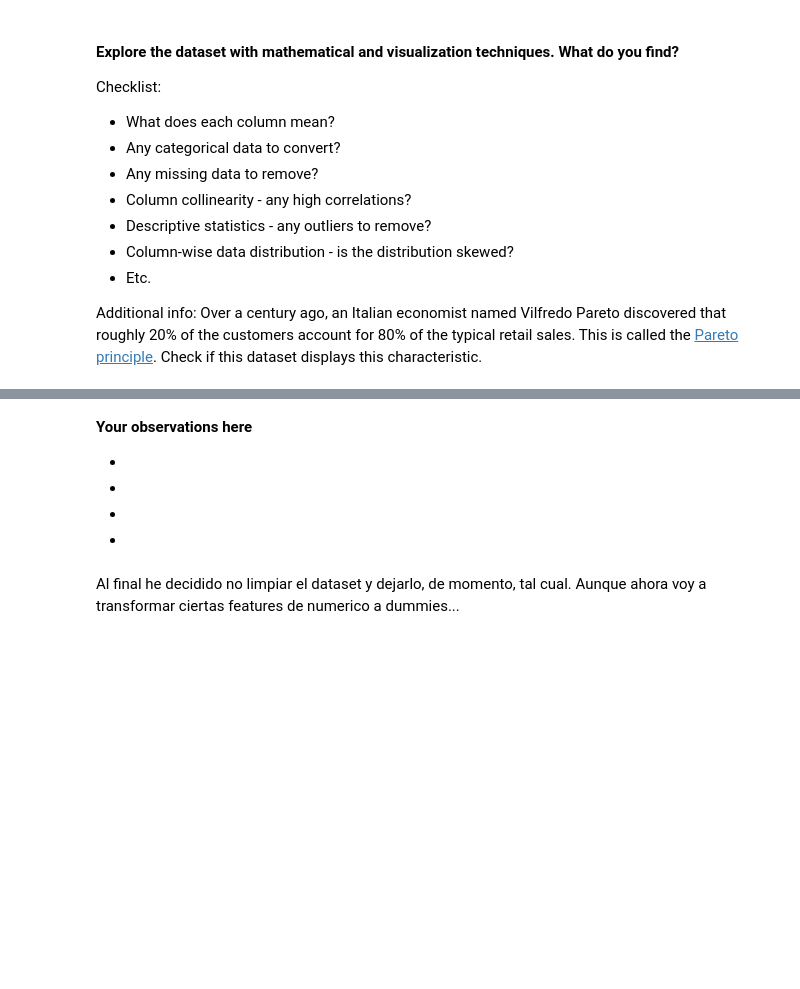
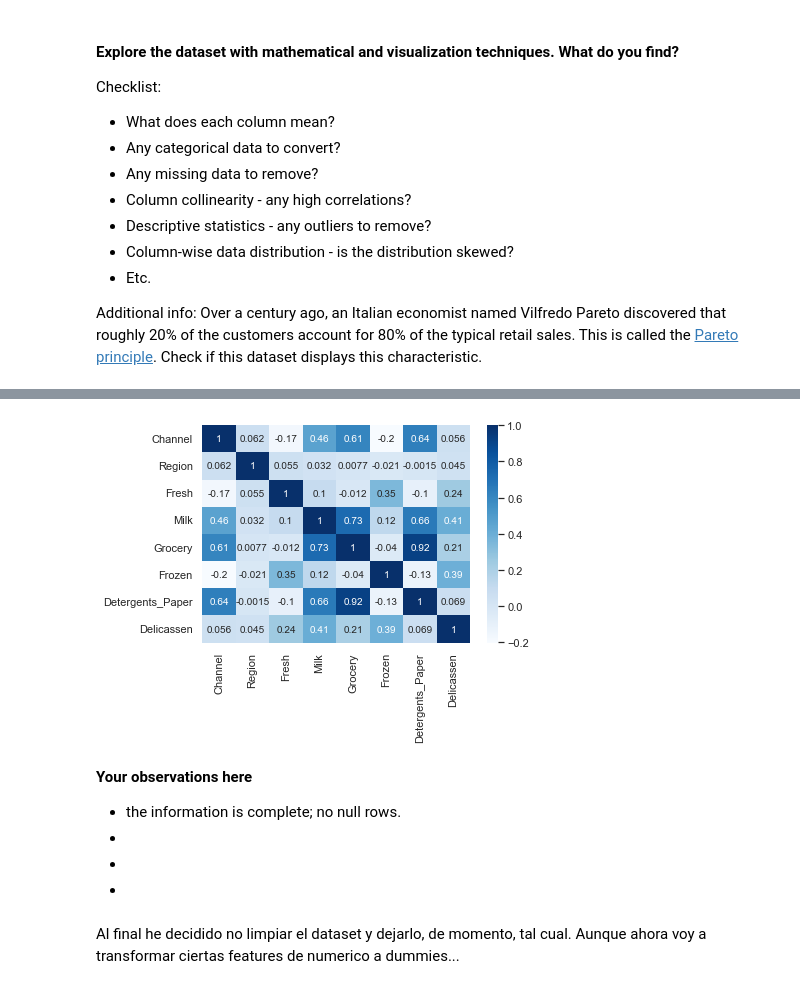
Before and after one commit to Ironhack-Data-Madrid-Marzo-2022/7.4-lab-unsupervised-learning, a Jupyter notebook: your-code/main.ipynb, the cells around one changed output, grey strips where cells are left out. Saved outputs shown, nothing was run; the diff lists cells and outputs as text; code cells hidden in the pictures; blank space fills up the shorter version.

```diff
--- a/your-code/main.ipynb
+++ b/your-code/main.ipynb
@@ -26,7 +26,7 @@ In this lab, we will use a dataset containing information about customer prefere
 The origin of the dataset is [here](https://archive.ics.uci.edu/ml/datasets/wholesale+customers).
 # %%
 # loading the data:
-customers = pd.read_csv('../Wholesale customers data.csv')
+customers = pd.read_csv('../data/Wholesale customers data.csv')
 # %% [markdown]
 #### Explore the dataset with mathematical and visualization techniques. What do you find?
 
@@ -46,0 +81,3 @@ customers.columns   # se observan las columnas
+# %%
+corr = customers.corr()
+corr
@@ -47,7 +94,13 @@ customers.columns   # se observan las columnas
+# %%
+sns.heatmap(corr, annot=True, cmap='Blues')
+
+sns.set(rc={"figure.figsize": (12.,6.)})
+# %% [output]
+[figure, added]
 # %% [markdown]
 **Your observations here**
 
++ the information is complete; no null rows.
 +
 +
 +
-+
```
Also changed, not shown: parts of 28 cells of this notebook.
